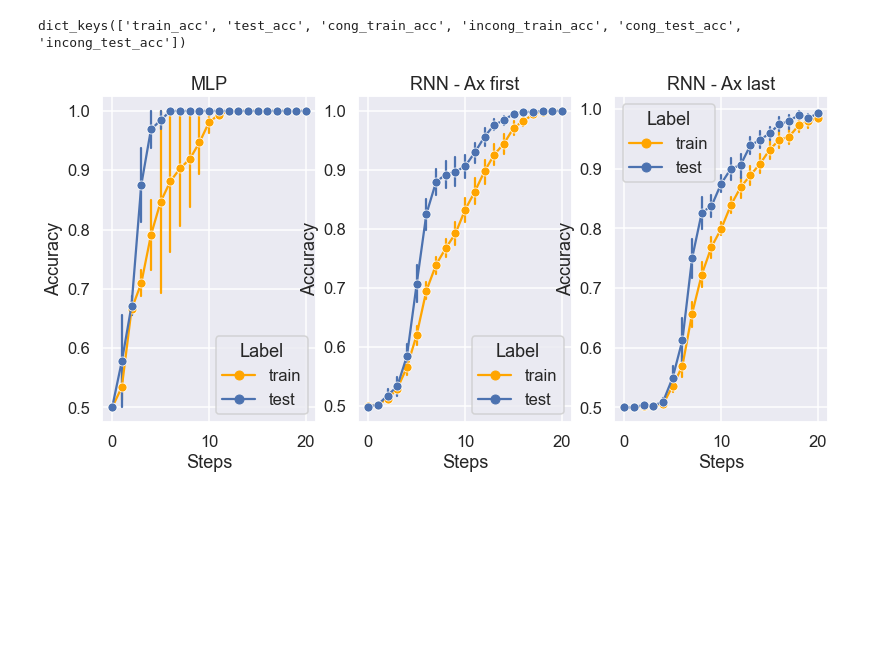
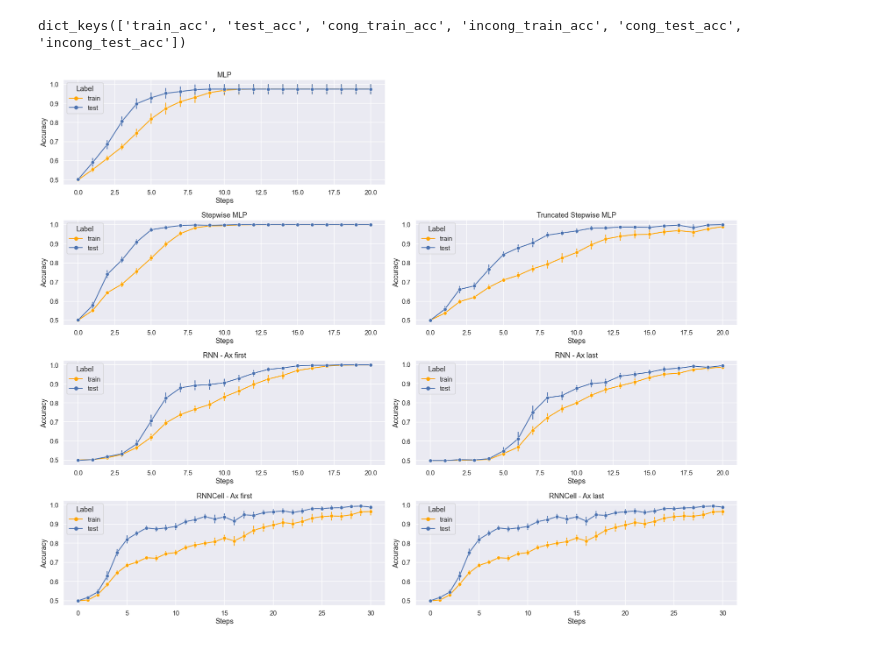
Before and after one commit to MaryZolfaghar/WCSLS, a Jupyter notebook: notebooks/results_accs.ipynb, the cells around one changed output. Drawn from its saved outputs; the diff is of its cells as text; code cells hidden in the pictures; blank space fills up the shorter version.

```diff
--- a/notebooks/results_accs.ipynb
+++ b/notebooks/results_accs.ipynb
@@ -59,24 +65,51 @@ with open('../../results/%s_%s_results_rnn_init1.P' %(analyze_name, ctx_order_st
 # %%
-mlp_runs     = dict_to_list(mlp_results, analyze_name)
-rnn_ctxF_runs     = dict_to_list(rnn_results_ctxF, analyze_name)
-rnn_ctxL_runs     = dict_to_list(rnn_results_ctxL, analyze_name)
-# rnncell_runs = dict_to_list(rnncell_results, analyze_name)
-# swmlp_runs   = dict_to_list(swmlp_results, analyze_name)
+mlp_runs      = dict_to_list(mlp_results, analyze_name)
+rnn_ctxF_runs = dict_to_list(rnn_results_ctxF, analyze_name)
+rnn_ctxL_runs = dict_to_list(rnn_results_ctxL, analyze_name)
+rnncell_ctxF_runs  = dict_to_list(rnncell_results_ctxF, analyze_name)
+rnncell_ctxL_runs  = dict_to_list(rnncell_results_ctxL, analyze_name)
+swmlp_runs   = dict_to_list(swmlp_results, analyze_name)
+trunc_swmlp_runs   = dict_to_list(trunc_swmlp_results, analyze_name)
 mlp_runs.keys()
 # %% [output]
 dict_keys(['train_acc', 'test_acc', 'cong_train_acc', 'incong_train_acc', 'cong_test_acc', 'incong_test_acc'])
 # %%
-fig, axs = plt.subplots(1,3, figsize = [13, 6])
+fig, axs = plt.subplots(4,2, figsize = [25, 20])
 
 df, df_train, df_test = runs_to_df(mlp_runs)
-ax = plot_accs(df_train, df_test, "MLP", axs[0])
+ax = plot_accs(df_train, df_test, "MLP", axs[0][0])
+fig.delaxes(axs[0][1])
+
+df, df_train, df_test = runs_to_df(swmlp_runs)
+ax = plot_accs(df_train, df_test, "Stepwise MLP", axs[1][0])
+
+df, df_train, df_test = runs_to_df(trunc_swmlp_runs)
+ax = plot_accs(df_train, df_test, "Truncated Stepwise MLP", axs[1][1])
+
 
 ctx_order = 'first'
 df, df_train, df_test = runs_to_df(rnn_ctxF_runs)
-ax = plot_accs(df_train, df_test, "RNN - Ax %s" %(ctx_order), axs[1])
+ax = plot_accs(df_train, df_test, "RNN - Ax %s" %(ctx_order), axs[2][0])
+
+df, df_train, df_test = runs_to_df(rnncell_ctxF_runs)
+ax = plot_accs(df_train, df_test, "RNNCell - Ax %s" %(ctx_order), axs[3][0])
 
 ctx_order = 'last'
 df, df_train, df_test = runs_to_df(rnn_ctxL_runs)
-ax = plot_accs(df_train, df_test, "RNN - Ax %s" %(ctx_order), axs[2])
+ax = plot_accs(df_train, df_test, "RNN - Ax %s" %(ctx_order), axs[2][1])
+
+df, df_train, df_test = runs_to_df(rnncell_ctxL_runs)
+ax = plot_accs(df_train, df_test, "RNNCell - Ax %s" %(ctx_order), axs[3][1])
+
+plt.tight_layout()
+
+
+fig_str = 'analyze_accs_results_all_models'
+# fig.suptitle('PCA Results', fontweight='bold')
+plt.tight_layout()
+fig.savefig(('../../figures/' + fig_str + '.pdf'),
+            bbox_inches = 'tight', pad_inches = 0)
+fig.savefig(('../../figures/' + fig_str + '.png'),
+            bbox_inches = 'tight', pad_inches = 0)
 # %% [output]
-[figure, old version]
+[figure, new version]
```
Also changed, not shown: parts of 2 cells of this notebook, 4 other files.
